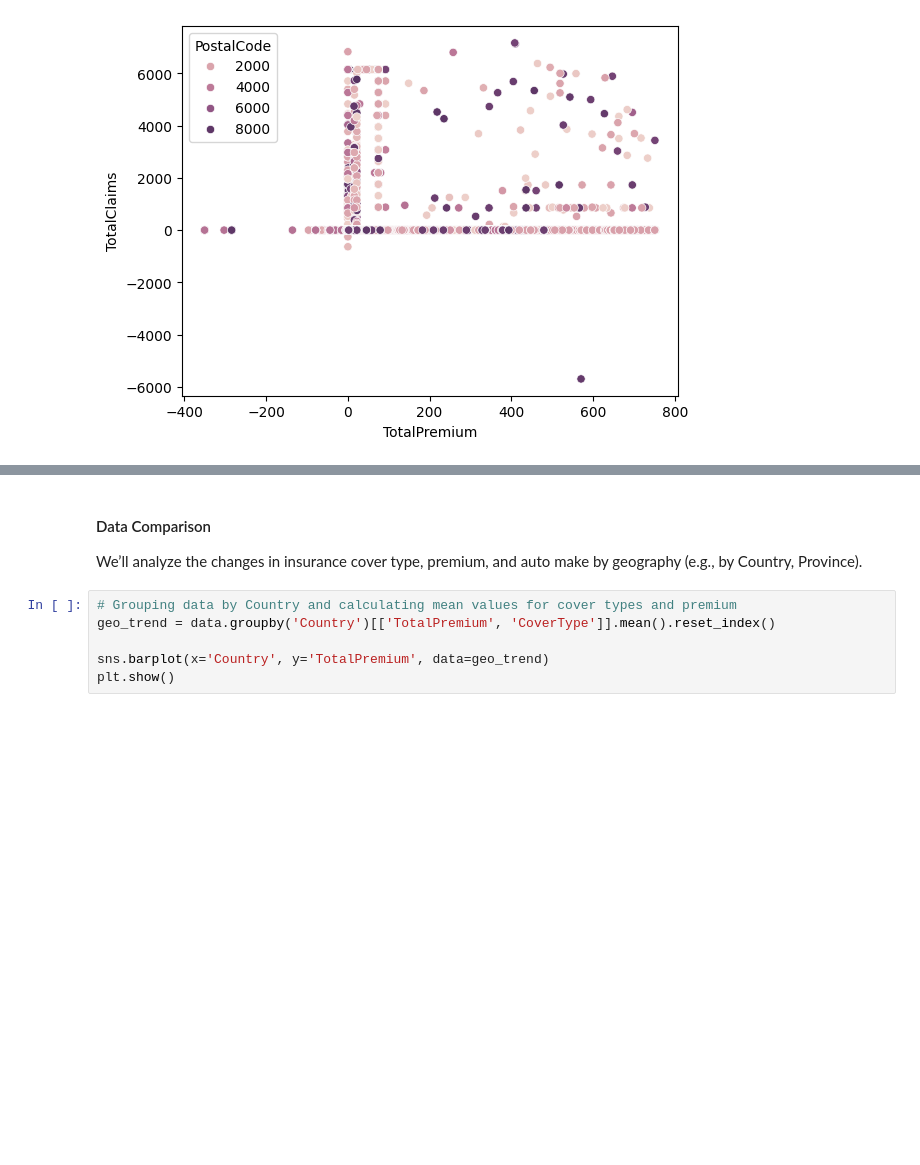
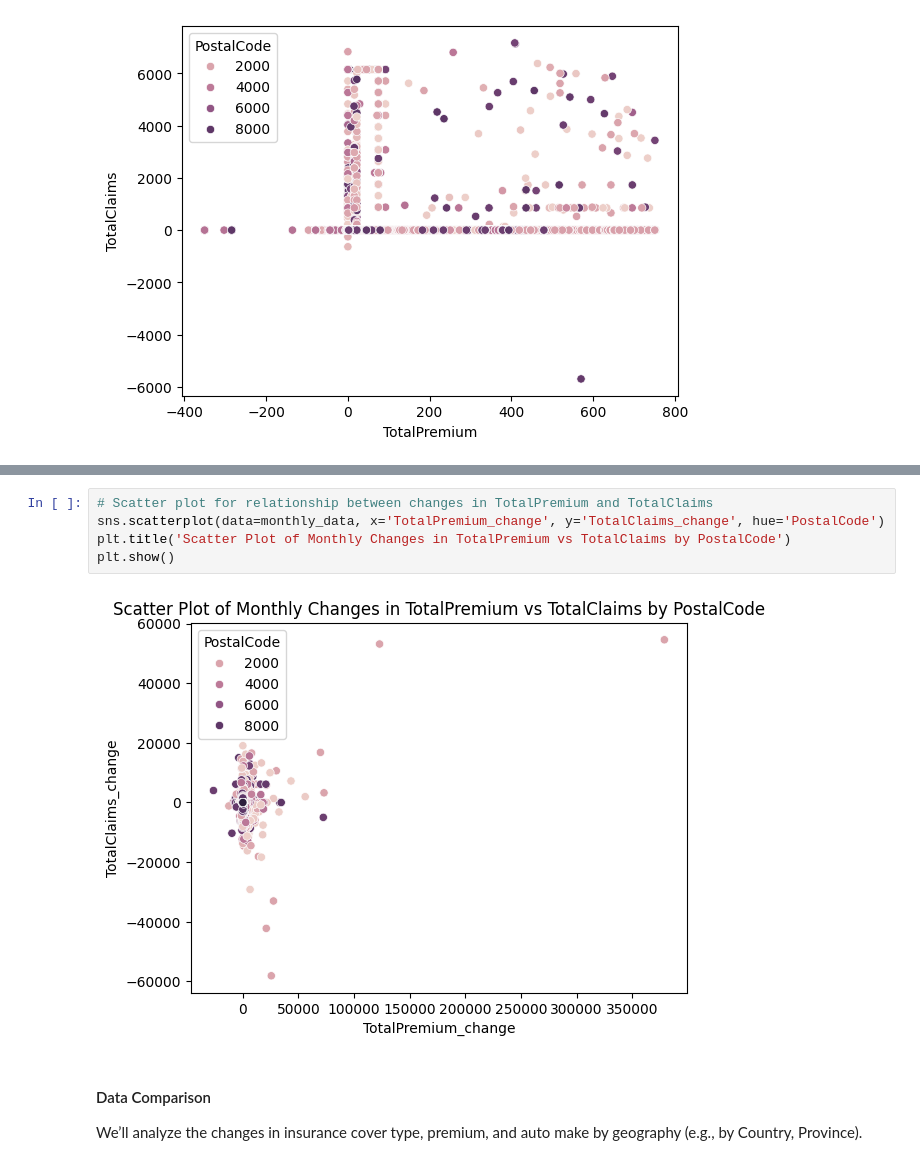
Before and after one commit to Temesgenasmamaw/Week_03, a Jupyter notebook: notebooks/InsuranceSolutions.ipynb, the cells around one changed output, grey strips where cells are left out. Cells and saved outputs as stored; diff of their text form; blank space fills up the shorter version.

```diff
--- a/notebooks/InsuranceSolutions.ipynb
+++ b/notebooks/InsuranceSolutions.ipynb
@@ -78,12 +133,13 @@ plt.show()
+# %%
+# Scatter plot for relationship between changes in TotalPremium and TotalClaims
+sns.scatterplot(data=monthly_data, x='TotalPremium_change', y='TotalClaims_change', hue='PostalCode')
+plt.title('Scatter Plot of Monthly Changes in TotalPremium vs TotalClaims by PostalCode')
+plt.show()
+# %% [output]
+[figure, added]
 # %% [markdown]
 #### Data Comparison
 We’ll analyze the changes in insurance cover type, premium, and auto make by geography (e.g., by Country, Province).
-# %%
-# Grouping data by Country and calculating mean values for cover types and premium
-geo_trend = data.groupby('Country')[['TotalPremium', 'CoverType']].mean().reset_index()
-
-sns.barplot(x='Country', y='TotalPremium', data=geo_trend)
-plt.show()
 # %%
 # Box plot for numerical variables
 sns.boxplot(x='TotalPremium', data=data)
```
Also changed, not shown: parts of 8 cells of this notebook, 2 other files.
